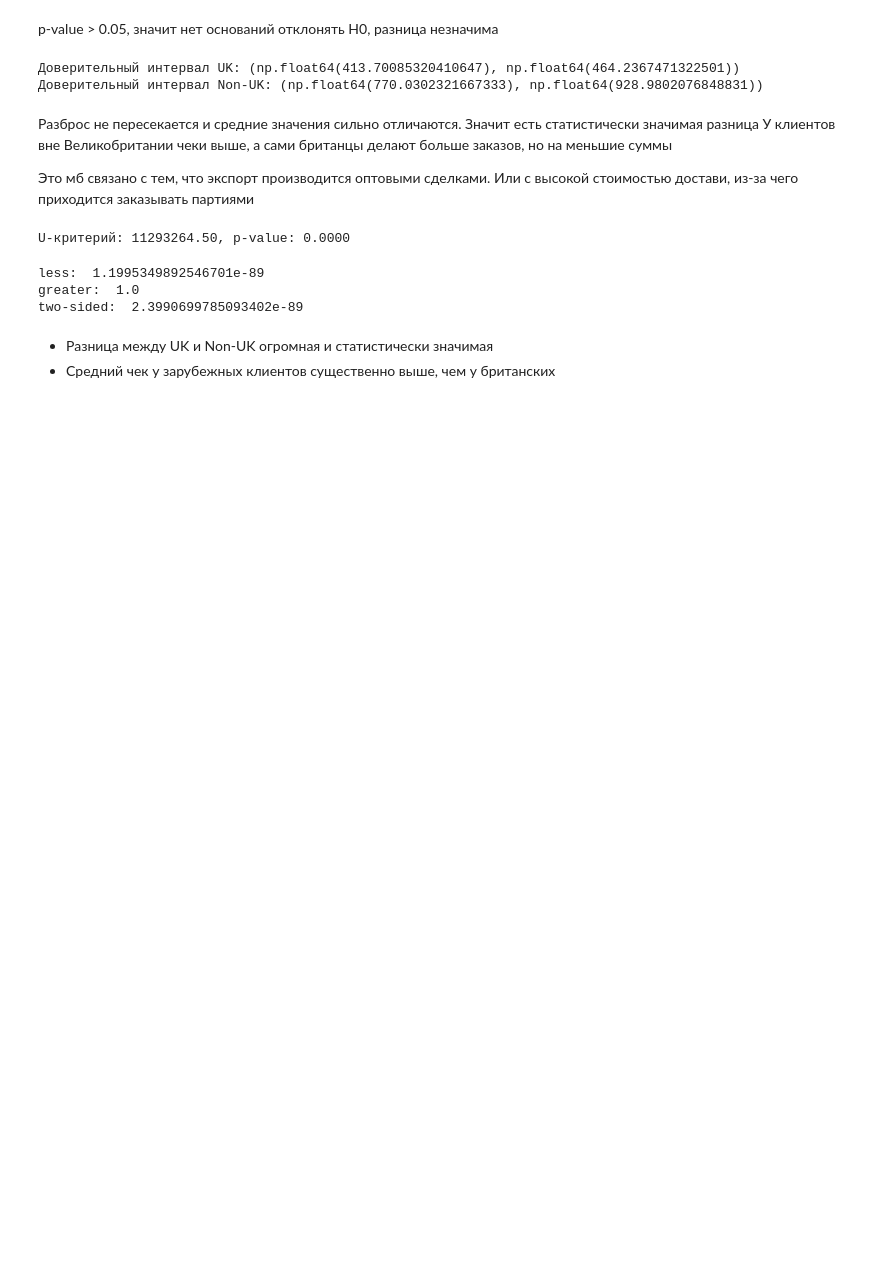
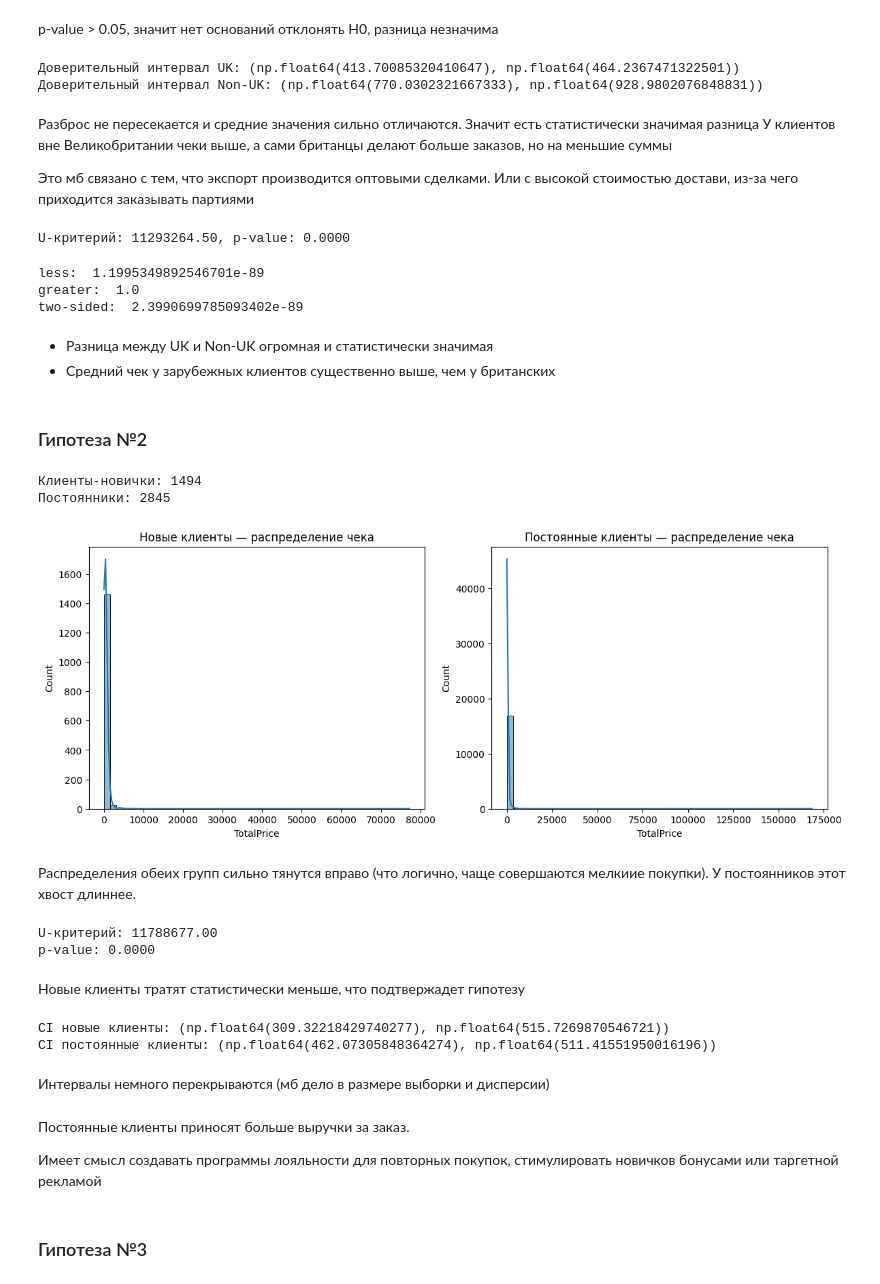
Before and after one commit to synotnaa/e-commerce-data-uk-retailer, a Jupyter notebook: notebooks/ecom_retail.ipynb, the cells around one changed output. Saved outputs shown, nothing was run; the diff lists cells and outputs as text; code cells hidden in the pictures; blank space fills up the shorter version.

```diff
--- a/notebooks/ecom_retail.ipynb
+++ b/notebooks/ecom_retail.ipynb
@@ -255,3 +255,68 @@ two-sided:  2.3990699785093402e-89
 # %% [markdown]
 - Разница между UK и Non-UK огромная и статистически значимая
 - Средний чек у зарубежных клиентов существенно выше, чем у британских
+# %% [markdown]
+### Гипотеза №2
+# %%
+orders_per_customer = df.groupby(['CustomerID', 'InvoiceNo']).size().reset_index(name='Count')
+order_counts = orders_per_customer['CustomerID'].value_counts()
+
+new_customers = order_counts[order_counts == 1].index
+repeat_customers = order_counts[order_counts > 1].index
+
+print(f'Клиенты-новички: {len(new_customers)}')
+print(f'Постоянники: {len(repeat_customers)}')
+# %% [output]
+Клиенты-новички: 1494
+Постоянники: 2845
+# %%
+order_totals = df.groupby(['InvoiceNo', 'CustomerID'])['TotalPrice'].sum().reset_index()
+
+new_group = order_totals[order_totals['CustomerID'].isin(new_customers)]['TotalPrice']
+repeat_group = order_totals[order_totals['CustomerID'].isin(repeat_customers)]['TotalPrice']
+# %%
+plt.figure(figsize=(14, 5))
+
+plt.subplot(1, 2, 1)
+sns.histplot(new_group, bins=50, kde=True)
+plt.title('Новые клиенты — распределение чека')
+
+plt.subplot(1, 2, 2)
+sns.histplot(repeat_group, bins=50, kde=True)
+plt.title('Постоянные клиенты — распределение чека')
+
+plt.show()
+# %% [output]
+[figure, added]
+# %% [markdown]
+Распределения обеих групп сильно тянутся вправо (что логично, чаще совершаются мелкиие покупки). У постоянников этот хвост длиннее.
+# %%
+stat, p = mannwhitneyu(new_group, repeat_group, alternative='less')
+
+print(f"U-критерий: {stat:.2f}")
+print(f"p-value: {p:.4f}")
+# %% [output]
+U-критерий: 11788677.00
+p-value: 0.0000
+# %% [markdown]
+Новые клиенты тратят статистически меньше, что подтвержадет гипотезу
+# %%
+def confidence_interval(data, confidence=0.95):
+    mean = np.mean(data)
+    sem = stats.sem(data)
+    margin = sem * stats.t.ppf((1 + confidence) / 2, len(data)-1)
+    return mean - margin, mean + margin
+
+print("CI новые клиенты:", confidence_interval(new_group))
+print("CI постоянные клиенты:", confidence_interval(repeat_group))
+# %% [output]
+CI новые клиенты: (np.float64(309.32218429740277), np.float64(515.7269870546721))
+CI постоянные клиенты: (np.float64(462.07305848364274), np.float64(511.41551950016196))
+# %% [markdown]
+Интервалы немного перекрываются (мб дело в размере выборки и дисперсии)
+# %% [markdown]
+Постоянные клиенты приносят больше выручки за заказ.
+
+Имеет смысл создавать программы лояльности для повторных покупок, стимулировать новичков бонусами или таргетной рекламой
+# %% [markdown]
+### Гипотеза №3
```
Also changed, not shown: parts of 22 cells of this notebook, 2 other files.
